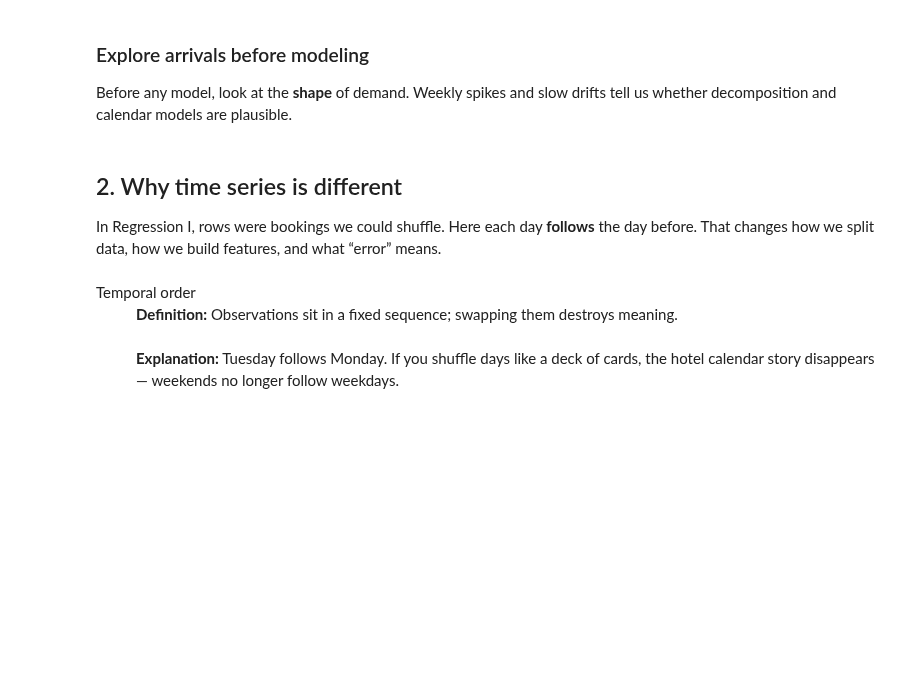
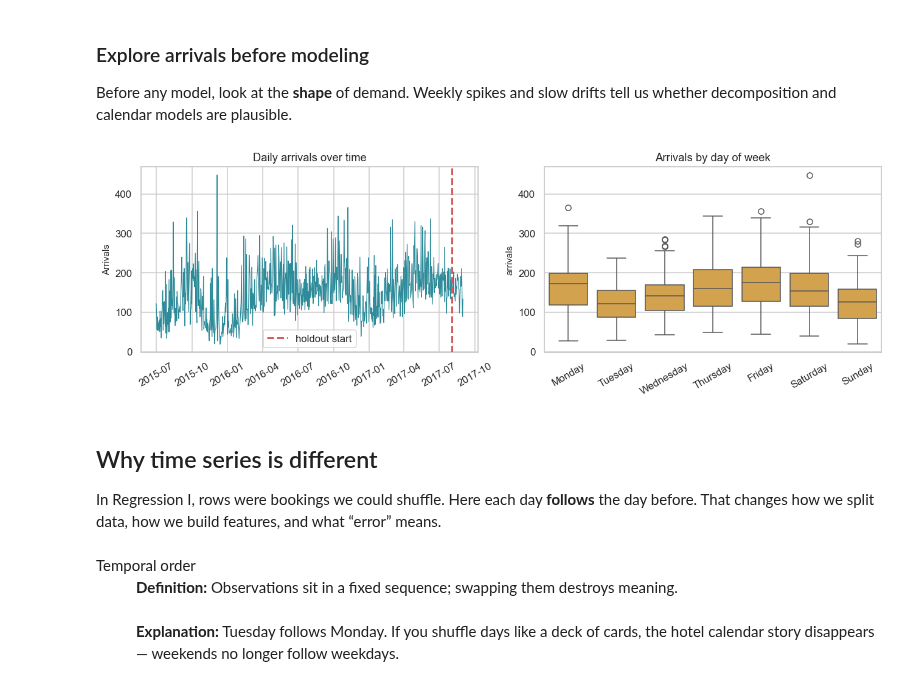
Before and after one commit to leelapis/bda, a Jupyter notebook: 9_Regression_II_bda.ipynb, the cells around one changed output. Cells and saved outputs as stored; diff of their text form; code cells hidden in the pictures; blank space fills up the shorter version.

Commit message:
timeSeries

```diff
--- a/9_Regression_II_bda.ipynb
+++ b/9_Regression_II_bda.ipynb
@@ -133,22 +158,25 @@ whether decomposition and calendar models are plausible.
 # %%
 # --- EDA: daily arrivals and day-of-week pattern ---
 fig, axes = plt.subplots(1, 2, figsize=(12, 4))
 
 axes[0].plot(daily.index, daily['arrivals'], color=HOTEL_PALETTE[1], lw=0.8)
 axes[0].axvline(test.index.min(), color=HOTEL_PALETTE[3], ls='--', lw=2, label='holdout start')
 axes[0].set_title('Daily arrivals over time')
 axes[0].set_ylabel('Arrivals'); axes[0].legend()
+axes[0].tick_params(axis='x', rotation=30)
 
 dow = daily.copy()
 dow['dow'] = dow.index.day_name()
 order = ['Monday', 'Tuesday', 'Wednesday', 'Thursday', 'Friday', 'Saturday', 'Sunday']
 sns.boxplot(data=dow, x='dow', y='arrivals', order=order, ax=axes[1], color=HOTEL_PALETTE[2])
 axes[1].set_title('Arrivals by day of week'); axes[1].set_xlabel('')
 axes[1].tick_params(axis='x', rotation=30)
 
-plt.tight_layout(); plt.show()
+plt.tight_layout(); plt.show();
+# %% [output]
+[figure, added]
 # %% [markdown]
-## 2. Why time series is different
+## Why time series is different
 
 In Regression I, rows were bookings we could shuffle. Here each day **follows** the day before.
 That changes how we split data, how we build features, and what “error” means.
```
Also changed, not shown: parts of 49 cells of this notebook, 2 other files.
